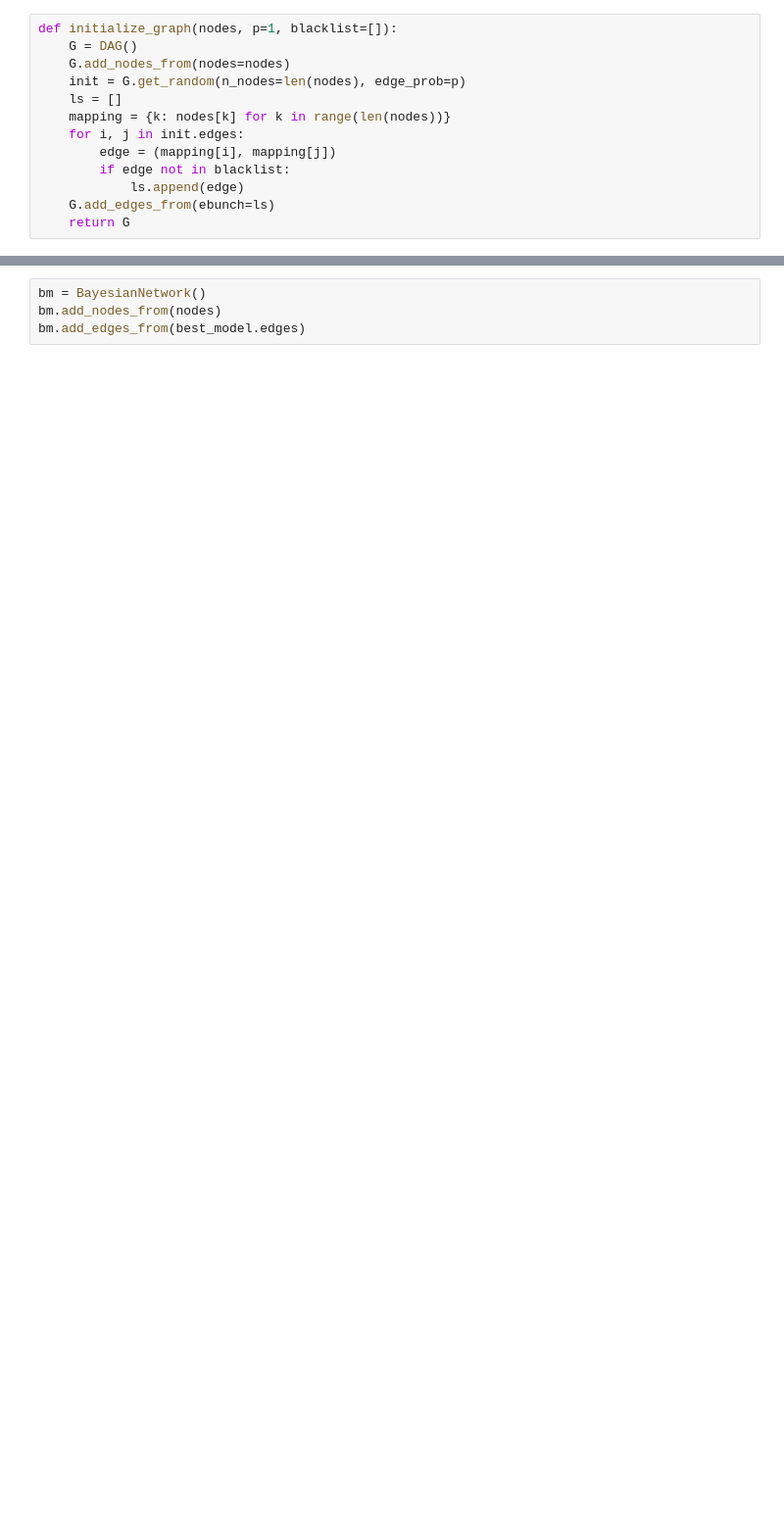
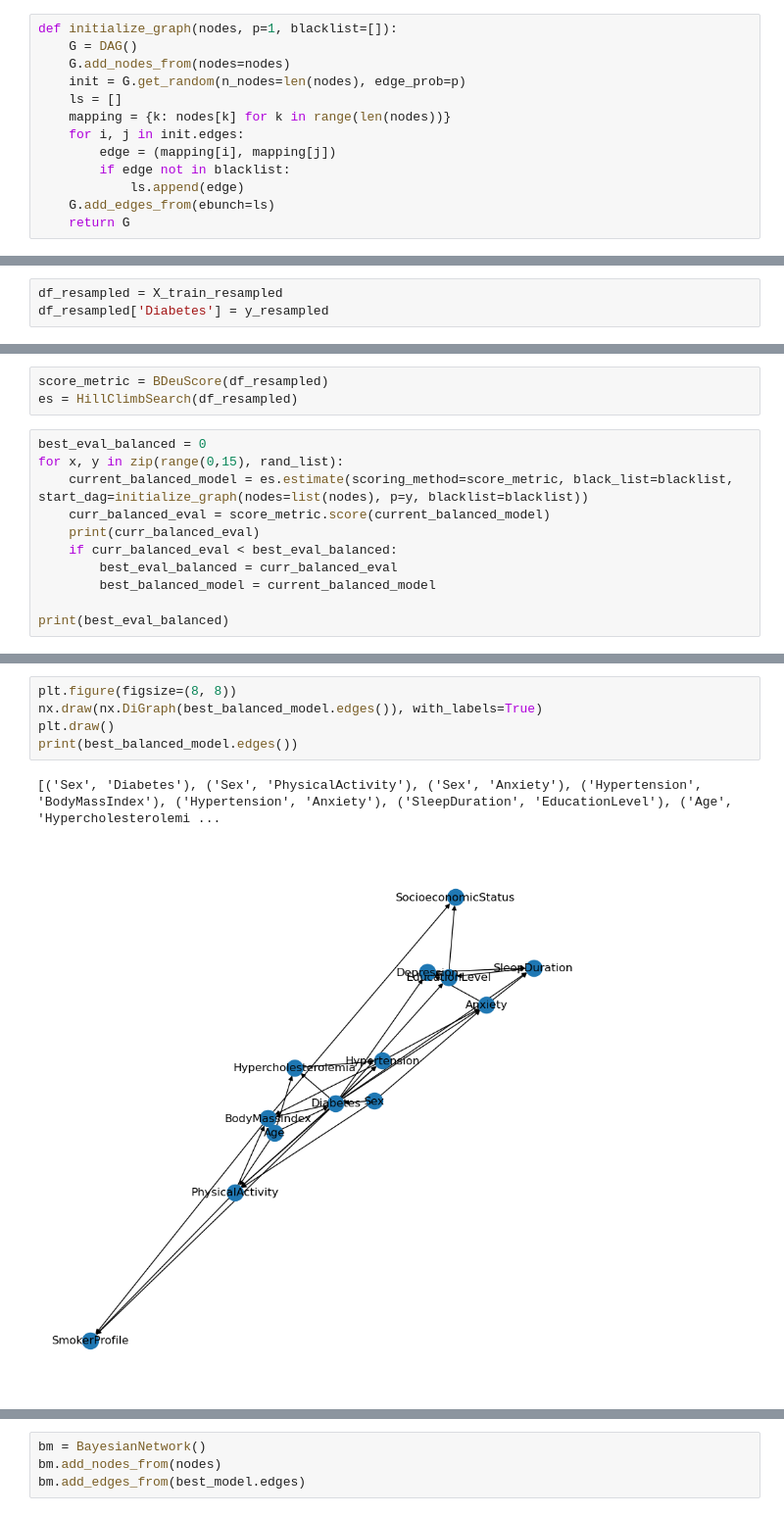
Before and after one commit to jessicasgsoares/Using-Bayesian-Network-for-the-Prediction-and-Diagnosis-of-Diabetes, a Jupyter notebook: organized.ipynb, the cells around one changed output, grey strips where cells are left out. Shown at 98% size. Drawn from its saved outputs; the diff is of its cells as text; blank space fills up the shorter version.

```diff
--- a/organized.ipynb
+++ b/organized.ipynb
@@ -98,0 +147,3 @@ print(best_model.edges())
+# %%
+df_resampled = X_train_resampled
+df_resampled['Diabetes'] = y_resampled
@@ -98,0 +159,14 @@ print(best_model.edges())
+# %%
+score_metric = BDeuScore(df_resampled)
+es = HillClimbSearch(df_resampled)
+# %%
+best_eval_balanced = 0
+for x, y in zip(range(0,15), rand_list):
+    current_balanced_model = es.estimate(scoring_method=score_metric, black_list=blacklist, start_dag=initialize_graph(nodes=list(nodes), p=y, blacklist=blacklist))
+    curr_balanced_eval = score_metric.score(current_balanced_model)
+    print(curr_balanced_eval)
+    if curr_balanced_eval < best_eval_balanced:
+        best_eval_balanced = curr_balanced_eval
+        best_balanced_model = current_balanced_model
+
+print(best_eval_balanced)
@@ -98,0 +187,8 @@ print(best_model.edges())
+# %%
+plt.figure(figsize=(8, 8))
+nx.draw(nx.DiGraph(best_balanced_model.edges()), with_labels=True)
+plt.draw()
+print(best_balanced_model.edges())
+# %% [output]
+[('Sex', 'Diabetes'), ('Sex', 'PhysicalActivity'), ('Sex', 'Anxiety'), ('Hypertension', 'BodyMassIndex'), ('Hypertension', 'Anxiety'), ('SleepDuration', 'EducationLevel'), ('Age', 'Hypercholesterolemi ...
+[figure, added]
```
Also changed, not shown: parts of 60 cells of this notebook.
